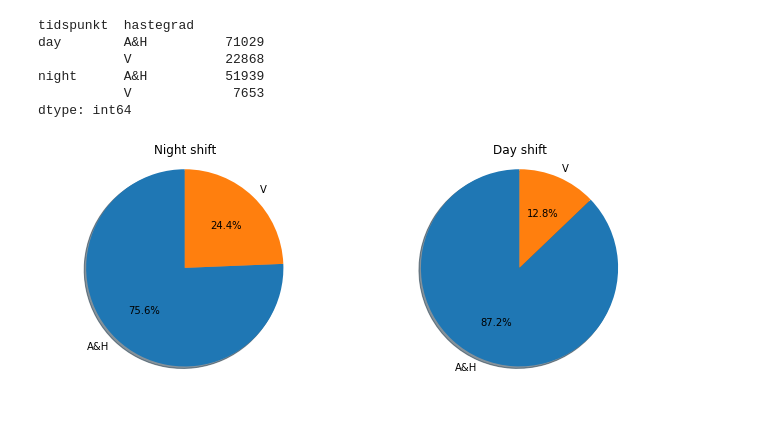
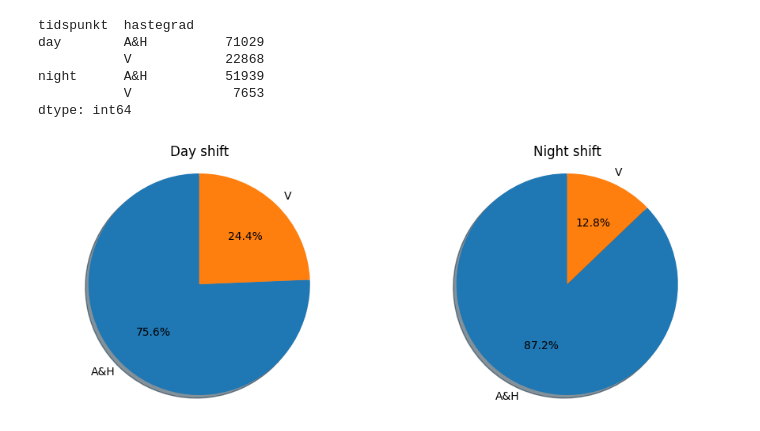
Before and after one commit to Magssch/gecco-2023-ambulance-allocation, a Jupyter notebook: scripts/notebooks/nicklas_ad_hoc_statistics.ipynb, the cells around one changed output. Drawn from its saved outputs; the diff is of its cells as text; code cells hidden in the pictures.

```diff
--- a/scripts/notebooks/nicklas_ad_hoc_statistics.ipynb
+++ b/scripts/notebooks/nicklas_ad_hoc_statistics.ipynb
@@ -131,18 +133,18 @@ dtype: int64
 # %%
 fig, (ax1, ax2) = plt.subplots(nrows=1, ncols=2, figsize=(11, 4))
 
 labels = shifts['night'].index
 sizes_night = shifts['night'].values
 sizes_day = shifts['day'].values
 
 
 ax1.pie(sizes_day, labels=labels, autopct='%1.1f%%', shadow=True, startangle=90)
-ax1.set_title('Night shift')
+ax1.set_title('Day shift')
 ax1.axis('equal')
 ax2.pie(sizes_night, labels=labels, autopct='%1.1f%%', shadow=True, startangle=90)
-ax2.set_title('Day shift')
+ax2.set_title('Night shift')
 ax2.axis('equal')
 
 plt.show()
 # %% [output]
-[figure, old version]
+[figure, new version]
```
Also changed, not shown: parts of 1 cell of this notebook, 6 other files.
